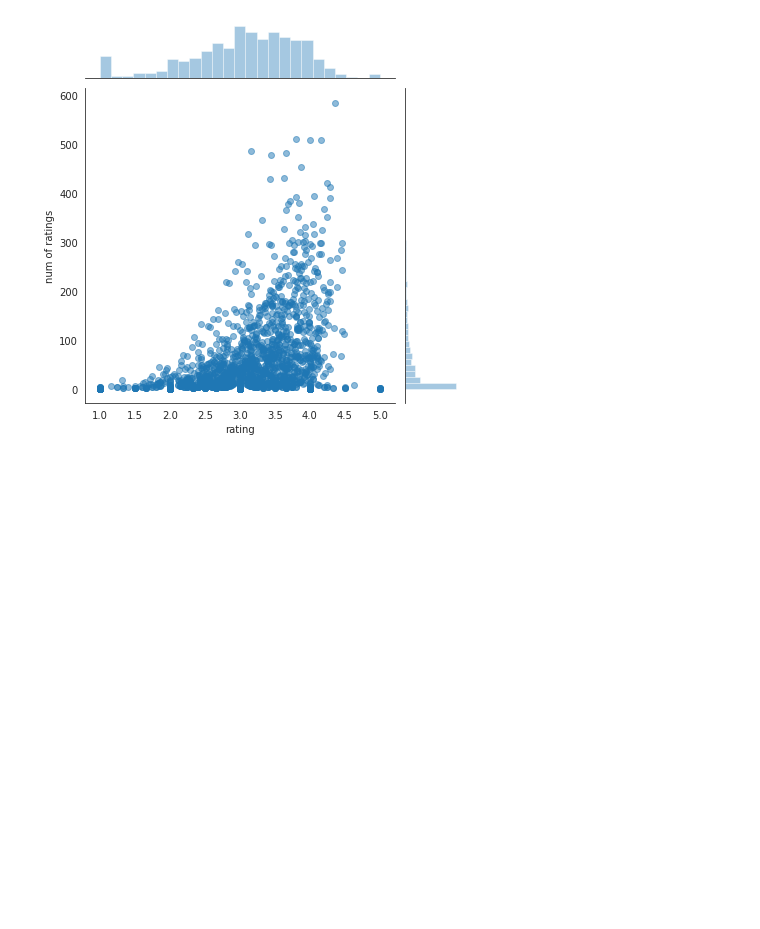
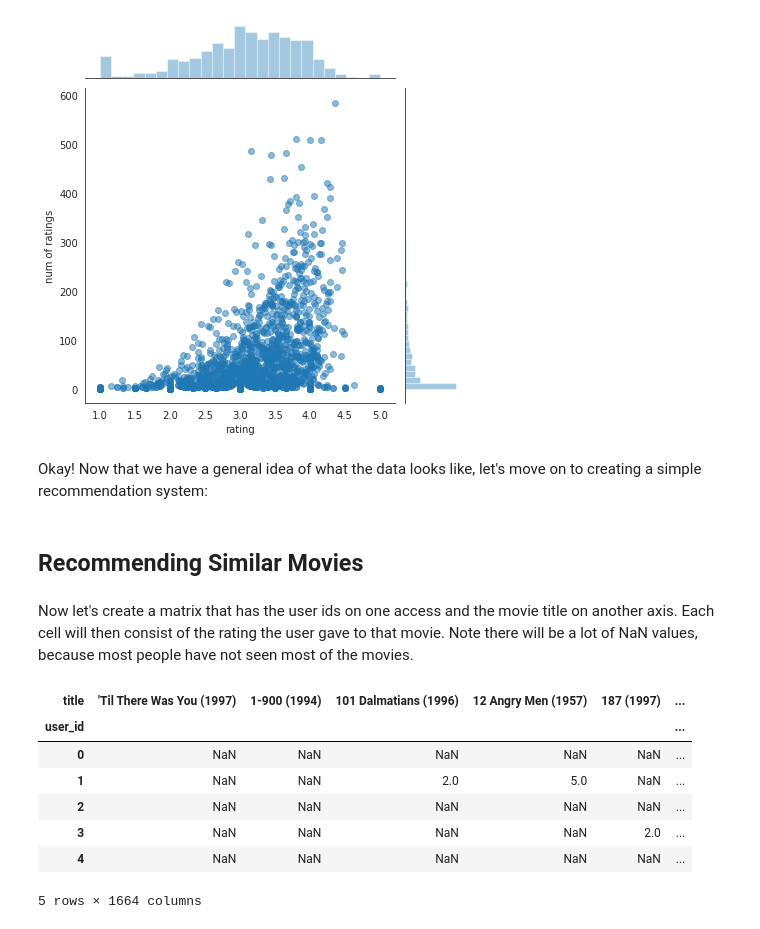
Before and after one commit to GkouskosV/Python-for-Data-Science-and-Machine-Learning-Bootcamp, a Jupyter notebook: Machine_Learning_Sections/Recommender_Systems/recommender_systems_with_python.ipynb, the cells around one changed output. Saved outputs shown, nothing was run; the diff lists cells and outputs as text; code cells hidden in the pictures; blank space fills up the shorter version.

Commit message:
recommender system finished

```diff
--- a/Machine_Learning_Sections/Recommender_Systems/recommender_systems_with_python.ipynb
+++ b/Machine_Learning_Sections/Recommender_Systems/recommender_systems_with_python.ipynb
@@ -125,3 +125,22 @@ sns.jointplot(x='rating', y='num of ratings',data=ratings,alpha=0.5)
 # %% [output]
 <seaborn.axisgrid.JointGrid at 0x...>
 [figure]
+# %% [markdown]
+Okay! Now that we have a general idea of what the data looks like, let's move on to creating a simple recommendation system:
+# %% [markdown]
+## Recommending Similar Movies
+# %% [markdown]
+Now let's create a matrix that has the user ids on one access and the movie title on another axis. Each cell will then consist of the rating the user gave to that movie. Note there will be a lot of NaN values, because most people have not seen most of the movies.
+# %%
+ moviesmat = df.pivot_table(index='user_id', columns='title', values='rating')
+# %%
+moviesmat.head()
+# %% [output]
+| title | 'Til There Was You (1997) | 1-900 (1994) | 101 Dalmatians (1996) | 12 Angry Men (1957) | 187 (1997) | ... |
+| user_id |  |  |  |  |  | ... |
+| 0 | NaN | NaN | NaN | NaN | NaN | ... |
+| 1 | NaN | NaN | 2.0 | 5.0 | NaN | ... |
+| 2 | NaN | NaN | NaN | NaN | NaN | ... |
+| 3 | NaN | NaN | NaN | NaN | 2.0 | ... |
+| 4 | NaN | NaN | NaN | NaN | NaN | ... |
+5 rows × 1664 columns
```
Also changed, not shown: parts of 15 cells of this notebook.
